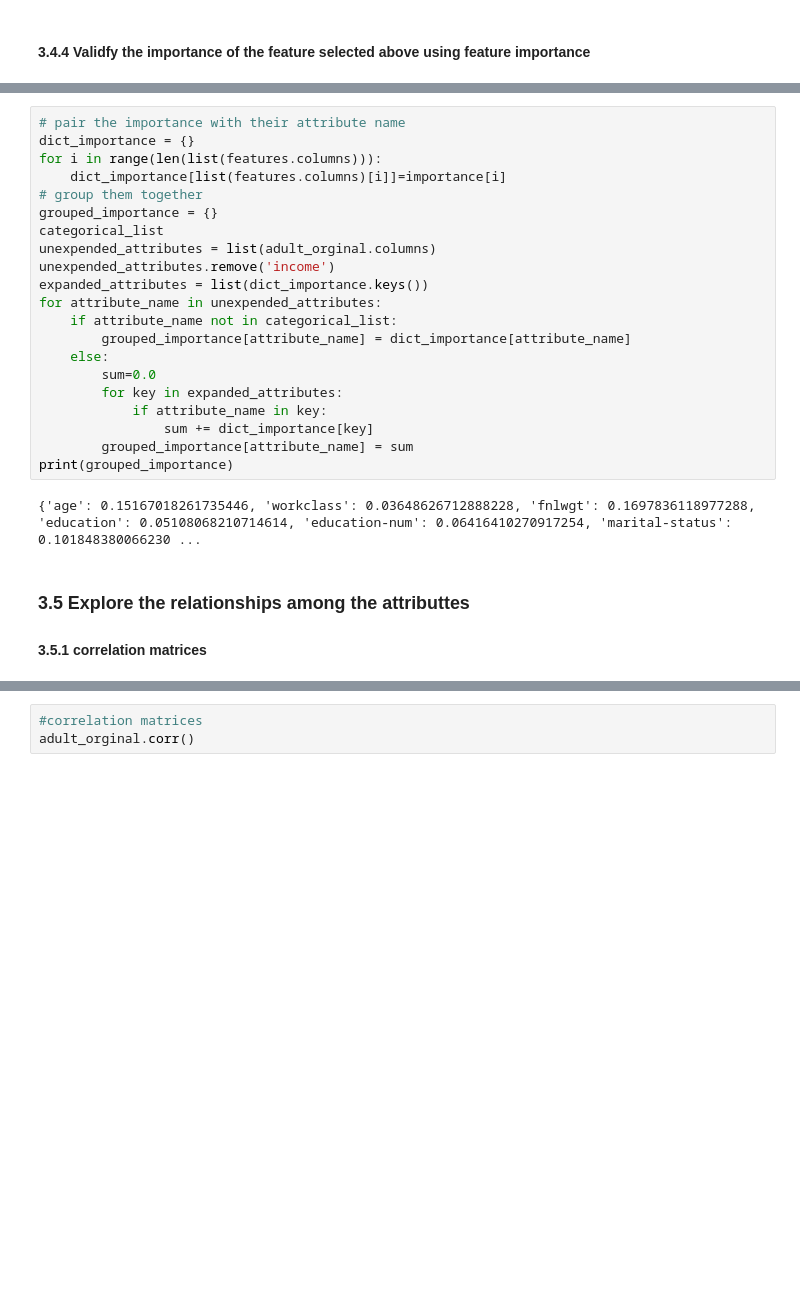
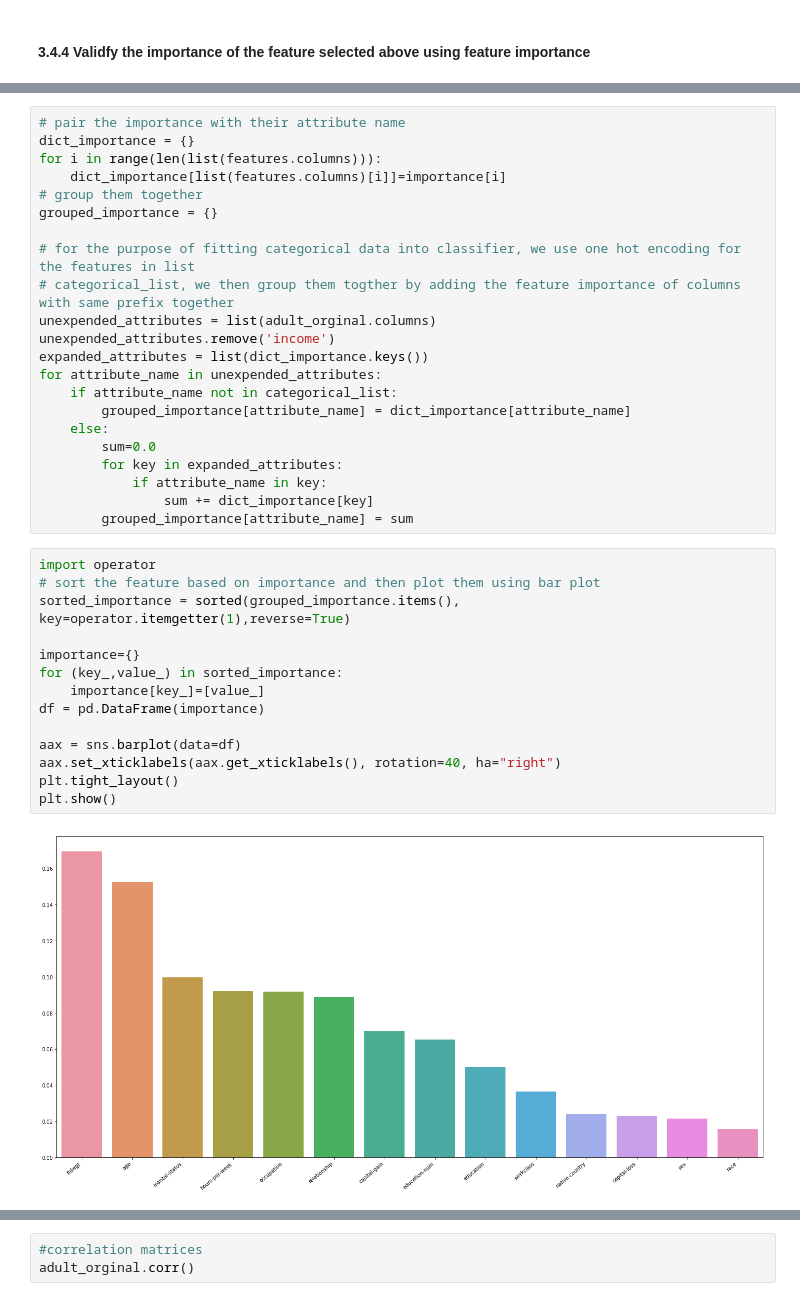
Before and after one commit to QiS9596/5243ExploratoryDataAnalysis, a Jupyter notebook: scripts/Lab1.ipynb, the cells around one changed output, grey strips where cells are left out. Cells and saved outputs as stored; diff of their text form; blank space fills up the shorter version.

```diff
--- a/scripts/Lab1.ipynb
+++ b/scripts/Lab1.ipynb
@@ -288,7 +296,9 @@ for i in range(len(list(features.columns))):
     dict_importance[list(features.columns)[i]]=importance[i]
 # group them together
 grouped_importance = {}
-categorical_list
+
+# for the purpose of fitting categorical data into classifier, we use one hot encoding for the features in list
+# categorical_list, we then group them togther by adding the feature importance of columns with same prefix together
 unexpended_attributes = list(adult_orginal.columns)
 unexpended_attributes.remove('income')
 expanded_attributes = list(dict_importance.keys())
@@ -301,9 +311,19 @@ for attribute_name in unexpended_attributes:
             if attribute_name in key:
                 sum += dict_importance[key]
         grouped_importance[attribute_name] = sum
-print(grouped_importance)
-# %% [output]
-{'age': 0.15167018261735446, 'workclass': 0.03648626712888228, 'fnlwgt': 0.1697836118977288, 'education': 0.05108068210714614, 'education-num': 0.06416410270917254, 'marital-status': 0.101848380066230 ...
-# %% [markdown]
-### 3.5 Explore the relationships among the attributtes
-#### 3.5.1 correlation matrices
+# %%
+import operator
+# sort the feature based on importance and then plot them using bar plot
+sorted_importance = sorted(grouped_importance.items(), key=operator.itemgetter(1),reverse=True)
+
+importance={}
+for (key_,value_) in sorted_importance:
+    importance[key_]=[value_]
+df = pd.DataFrame(importance)
+
+aax = sns.barplot(data=df)
+aax.set_xticklabels(aax.get_xticklabels(), rotation=40, ha="right")
+plt.tight_layout()
+plt.show()
+# %% [output]
+[figure, added]
```
Also changed, not shown: parts of 16 cells of this notebook.
